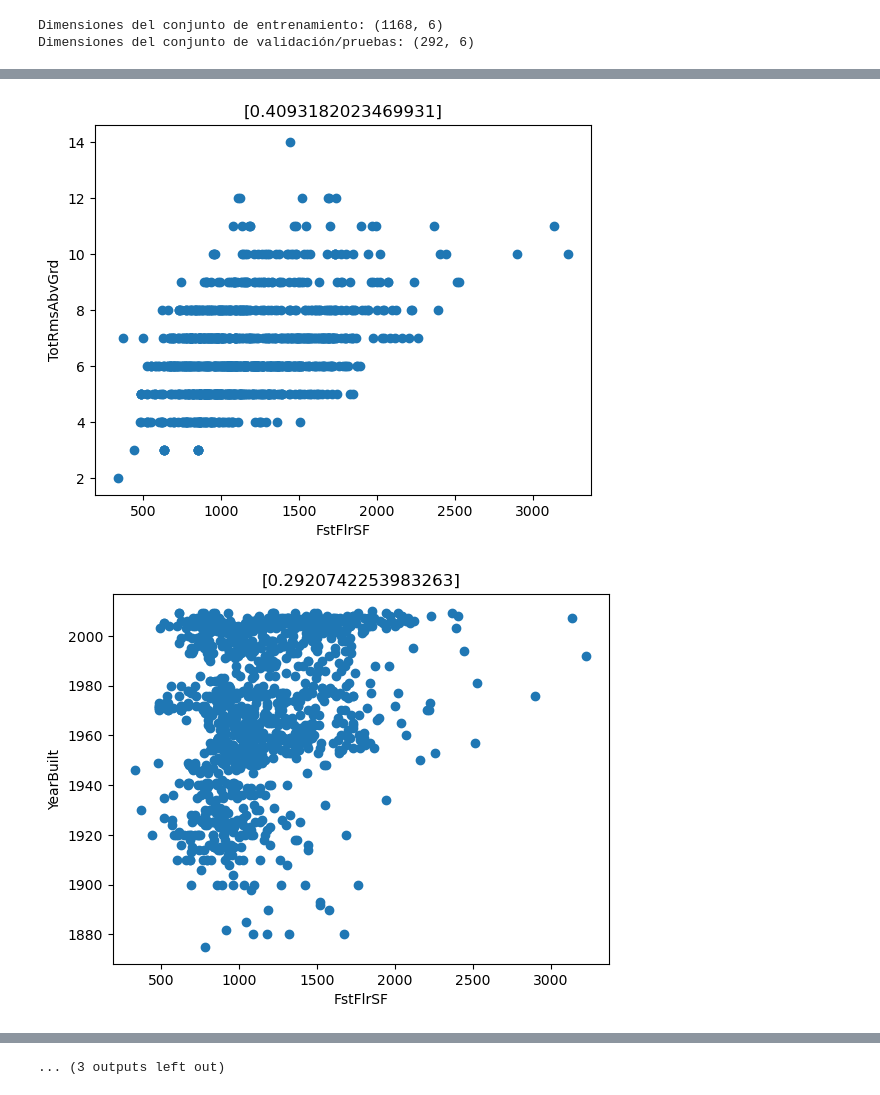
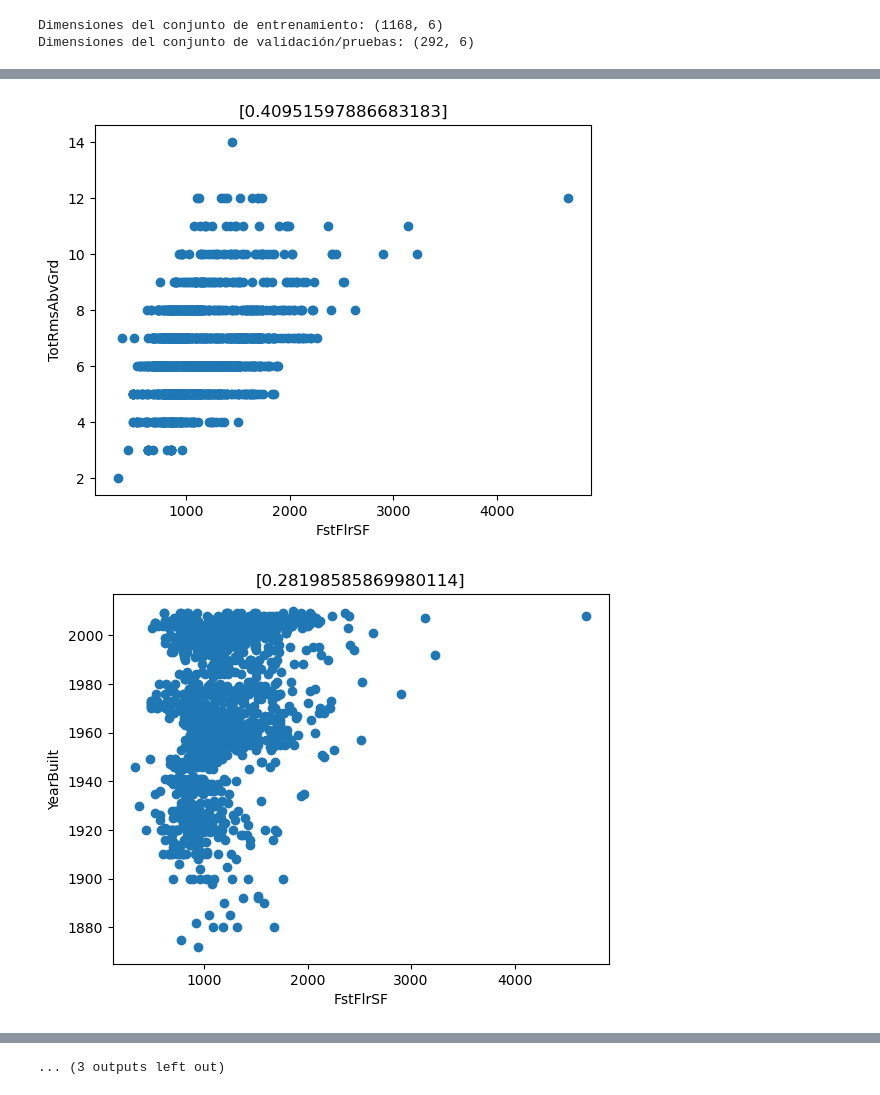
Before and after one commit to dihego2402/ASfifds, a Jupyter notebook: Proyecto.ipynb, the cells around one changed output, grey strips where cells are left out. Drawn from its saved outputs; the diff is of its cells as text; code cells hidden in the pictures.

```diff
--- a/Proyecto.ipynb
+++ b/Proyecto.ipynb
@@ -111,3 +111,6 @@ print(dt_imputados)
  [2.66500e+05 7.00000e+00 1.18800e+03 9.00000e+00 1.94100e+03 6.60000e+01]
  [1.42125e+05 5.00000e+00 1.07800e+03 5.00000e+00 1.95000e+03 6.80000e+01]
  [1.47500e+05 5.00000e+00 1.25600e+03 6.00000e+00 1.96500e+03 7.50000e+01]]
+# %%
+df_ma = pd.DataFrame(dt_imputados, columns=['SalePrice', 'OverallQual', 'FstFlrSF', 'TotRmsAbvGrd', 'YearBuilt', 'LotFrontage'])
+df_ma
@@ -328,19 +249,19 @@ def tr_corr(x, y, x_label, y_label):
     print()
 
 #Correlación para Variables
-tr_corr(SalePrice, OverallQual, 'SalePrice', 'OverallQual')
-tr_corr(SalePrice, FstFlrSF, 'SalePrice', 'FstFlrSF')
-tr_corr(SalePrice, TotRmsAbvGrd, 'SalePrice', 'TotRmsAbvGrd')
-tr_corr(SalePrice, YearBuilt, 'SalePrice', 'YearBuilt')
-tr_corr(SalePrice, LotFrontage, 'SalePrice', 'LotFrontage')
-tr_corr(OverallQual, FstFlrSF, 'OverallQual', 'FstFlrSF')
-tr_corr(OverallQual, TotRmsAbvGrd, 'OverallQual', 'TotRmsAbvGrd')
-tr_corr(OverallQual, YearBuilt, 'OverallQual', 'YearBuilt')
-tr_corr(OverallQual, LotFrontage, 'OverallQual', 'LotFrontage')
-tr_corr(FstFlrSF, TotRmsAbvGrd, 'FstFlrSF', 'TotRmsAbvGrd')
-tr_corr(FstFlrSF, YearBuilt, 'FstFlrSF', 'YearBuilt')
-tr_corr(FstFlrSF, LotFrontage, 'FstFlrSF', 'LotFrontage')
-tr_corr(TotRmsAbvGrd, YearBuilt, 'TotRmsAbvGrd', 'YearBuilt')
-tr_corr(TotRmsAbvGrd, LotFrontage, 'TotRmsAbvGrd', 'LotFrontage')
-tr_corr(YearBuilt, LotFrontage, 'YearBuilt', 'LotFrontage')
+tr_corr(df_ma['SalePrice'], df_ma['OverallQual'], 'SalePrice', 'OverallQual')
+tr_corr(df_ma['SalePrice'], df_ma['FstFlrSF'], 'SalePrice', 'FstFlrSF')
+tr_corr(df_ma['SalePrice'], df_ma['TotRmsAbvGrd'], 'SalePrice', 'TotRmsAbvGrd')
+tr_corr(df_ma['SalePrice'], df_ma['YearBuilt'], 'SalePrice', 'YearBuilt')
+tr_corr(df_ma['SalePrice'], df_ma['LotFrontage'], 'SalePrice', 'LotFrontage')
+tr_corr(df_ma['OverallQual'], df_ma['FstFlrSF'], 'OverallQual', 'FstFlrSF')
+tr_corr(df_ma['OverallQual'], df_ma['TotRmsAbvGrd'], 'OverallQual', 'TotRmsAbvGrd')
+tr_corr(df_ma['OverallQual'], df_ma['YearBuilt'], 'OverallQual', 'YearBuilt')
+tr_corr(df_ma['OverallQual'], df_ma['LotFrontage'], 'OverallQual', 'LotFrontage')
+tr_corr(df_ma['FstFlrSF'], df_ma['TotRmsAbvGrd'], 'FstFlrSF', 'TotRmsAbvGrd')
+tr_corr(df_ma['FstFlrSF'], df_ma['YearBuilt'], 'FstFlrSF', 'YearBuilt')
+tr_corr(df_ma['FstFlrSF'], df_ma['LotFrontage'], 'FstFlrSF', 'LotFrontage')
+tr_corr(df_ma['TotRmsAbvGrd'], df_ma['YearBuilt'], 'TotRmsAbvGrd', 'YearBuilt')
+tr_corr(df_ma['TotRmsAbvGrd'], df_ma['LotFrontage'], 'TotRmsAbvGrd', 'LotFrontage')
+tr_corr(df_ma['YearBuilt'], df_ma['LotFrontage'], 'YearBuilt', 'LotFrontage')
 # %% [output]
@@ -356,2 +277,2 @@ tr_corr(YearBuilt, LotFrontage, 'YearBuilt', 'LotFrontage')
-[figure, old version]
+[figure, new version]
-[figure, old version]
+[figure, new version]
```
Also changed, not shown: parts of 17 cells of this notebook.
